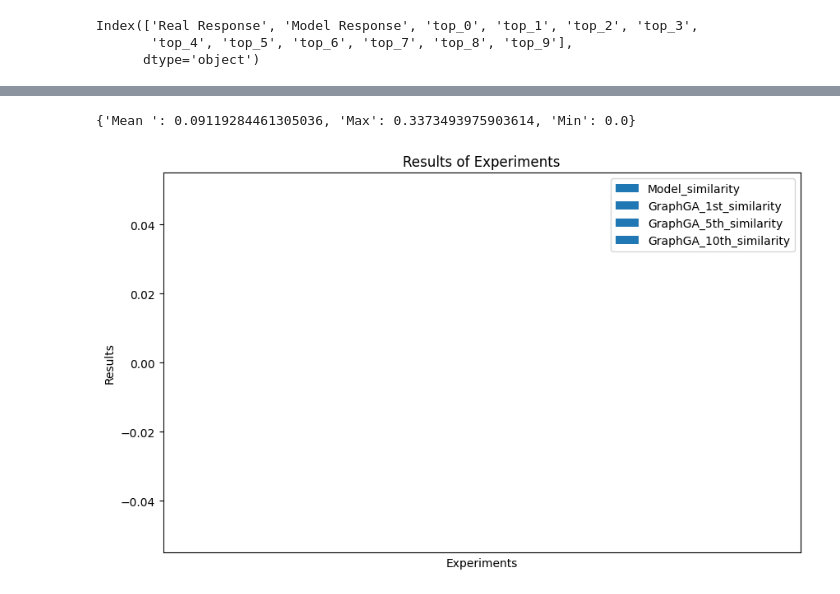
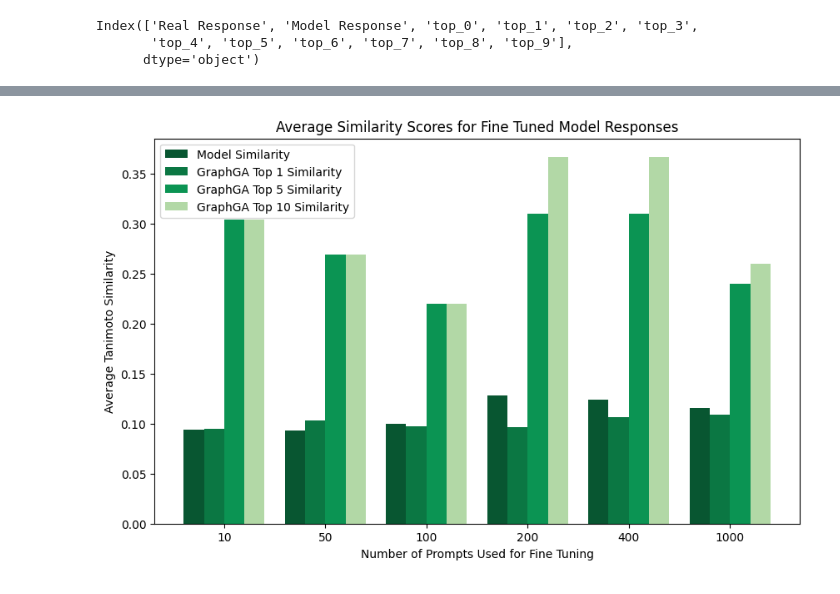
Before and after one commit to ronsh9/drug-NLP, a Jupyter notebook: eval/results/plotNLP.ipynb, the cells around one changed output, grey strips where cells are left out. Drawn from its saved outputs; the diff is of its cells as text; code cells hidden in the pictures.

Commit message:
fixed plotting and similarity

```diff
--- a/eval/results/plotNLP.ipynb
+++ b/eval/results/plotNLP.ipynb
@@ -139,10 +148,11 @@ df["Real Response"][10]
 # %%
 # mean on model response,
 # mean top 1 on GraphGA,
-# mean top 5 GraphGA,
-# mean top 10 GraphGA
-file_names = ["out_1000_train_experiment.csv","out_50_train_experiment.csv","out_400_train_experiment.csv",
-             "out_200_train_experiment.csv","out_100_train_experiment.csv","out_10_train_experiment.csv"]
+# mean top 0-4 GraphGA,
+# mean top 4-9 GraphGA
+file_names = ["out_10_train_experiment.csv","out_50_train_experiment.csv","out_100_train_experiment.csv",
+              "out_200_train_experiment.csv","out_400_train_experiment.csv","out_1000_train_experiment.csv"
+             ]
 titles =[]
 Model_similarity =[]
 GraphGA_1st_similarity=[]
@@ -158,9 +168,20 @@ for file in file_names:
     Model_similarity.append(mean_model)
     mean_first = similarity_total(filepath, "Real Response", "top_0")["Mean"]
     GraphGA_1st_similarity.append(mean_first)
-    mean_fifth = similarity_total(filepath, "Real Response", "top_4")["Mean"]
+
+    max_five = []
+    for res in ["top_0","top_1","top_2","top_3","top_4"]:
+        max_five.append(similarity_total(filepath, "Real Response", res)["Max"])
+    mean_fifth = max(max_five)
     GraphGA_5st_similarity.append(mean_fifth)
-    mean_ten = similarity_total(filepath, "Real Response", "top_9")["Mean"]
+
+    max_ten = []
+    for res in ["top_0","top_1","top_2","top_3","top_4","top_5","top_6","top_7","top_8","top_9"]:
+        max_ten.append(similarity_total(filepath, "Real Response", res)["Max"])
+
+
+
+    mean_ten = max(max_ten)        #similarity_total(filepath, "Real Response", "top_9")["Mean"]
     GraphGA_10st_similarity.append(mean_ten)
     print(f'trained on {title}. Similarity mean of the model and actual response of {mean_model}, Similarity mean of the model and top 1 GraphGA of {mean_first}, \n Similarity mean of the model and top 5 GraphGA of {mean_fifth}, Similarity mean of the model and top 10 GraphGA of {mean_ten}')
 # %% [output]
@@ -267,57 +302,47 @@ trained on 10. Similarity mean of the model and actual response of 0.09424888216
-# %%
-file_path = '
-.csv'
-a = similarity_total(file_path)
-a
-# %% [output]
-{'Mean ': 0.09119284461305036, 'Max': 0.3373493975903614, 'Min': 0.0}
+# %%
+colors = ['#085631','#0b7743' , '#0b9453', '#b2d8a6']
 # %%
 import matplotlib.pyplot as plt
 import pandas as pd
 
-titles =[]
-Model_similarity =[]
-GraphGA_1st_similarity=[]
-GraphGA_5st_similarity =[]
-GraphGA_10st_similarity= []
 
 # Example DataFrame with experiment results
 data = {
     'Experiment': titles,
     'Model_similarity': Model_similarity,
     'GraphGA_1st_similarity': GraphGA_1st_similarity,
     'GraphGA_5th_similarity': GraphGA_5st_similarity,
     'GraphGA_10th_similarity': GraphGA_10st_similarity
 }
 
 df = pd.DataFrame(data)
 
 # Set up the figure and axes
 fig, ax = plt.subplots(figsize=(10, 6))
 
 # Width of each bar
 bar_width = 0.2
 
 # Position of each group of bars
 bar_positions = range(len(df['Experiment']))
 
 # Plot bars for each result
-ax.bar([pos - 1.5 * bar_width for pos in bar_positions], df['Model_similarity'], width=bar_width, label='Model_similarity')
-ax.bar([pos - 0.5 * bar_width for pos in bar_positions], df['GraphGA_1st_similarity'], width=bar_width, label='GraphGA_1st_similarity')
-ax.bar([pos + 0.5 * bar_width for pos in bar_positions], df['GraphGA_5th_similarity'], width=bar_width, label='GraphGA_5th_similarity')
-ax.bar([pos + 1.5 * bar_width for pos in bar_positions], df['GraphGA_10th_similarity'], width=bar_width, label='GraphGA_10th_similarity')
+ax.bar([pos - 1.5 * bar_width for pos in bar_positions], df['Model_similarity'], width=bar_width, label='Model Similarity',color=colors[0])
+ax.bar([pos - 0.5 * bar_width for pos in bar_positions], df['GraphGA_1st_similarity'], width=bar_width, label='GraphGA Top 1 Similarity',color=colors[1])
+ax.bar([pos + 0.5 * bar_width for pos in bar_positions], df['GraphGA_5th_similarity'], width=bar_width, label='GraphGA Top 5 Similarity',color=colors[2])
+ax.bar([pos + 1.5 * bar_width for pos in bar_positions], df['GraphGA_10th_similarity'], width=bar_width, label='GraphGA Top 10 Similarity',color=colors[3])
 
 # Set labels and title
 ax.set_xticks(bar_positions)
 ax.set_xticklabels(df['Experiment'])
-ax.set_xlabel('Experiments')
-ax.set_ylabel('Results')
-ax.set_title('Results of Experiments')
+ax.set_xlabel('Number of Prompts Used for Fine Tuning')
+ax.set_ylabel('Average Tanimoto Similarity')
+ax.set_title('Average Similarity Scores for Fine Tuned Model Responses')
 
 # Add legend
 ax.legend()
 
 # Show the plot
 plt.show()
 # %% [output]
-[figure, old version]
+[figure, new version]
```
Also changed, not shown: parts of 3 cells of this notebook.
